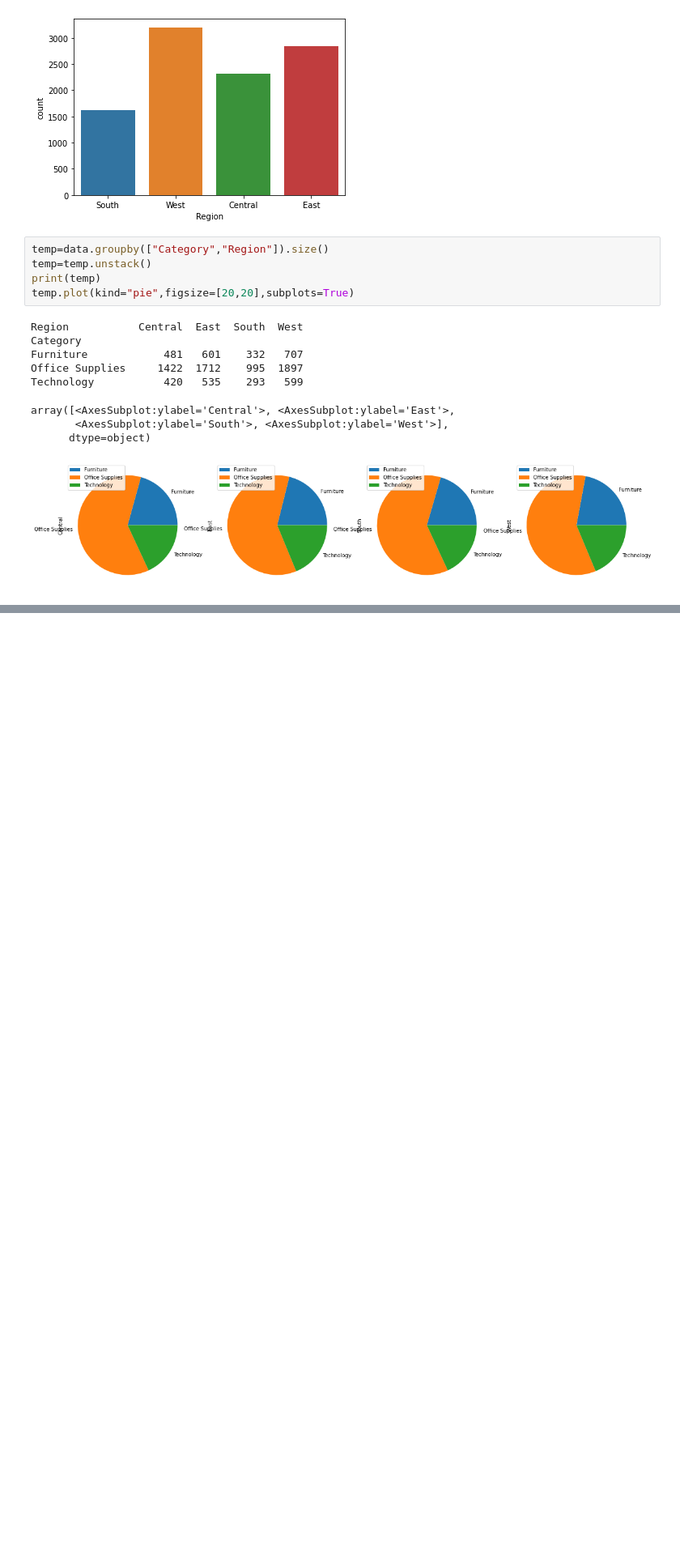
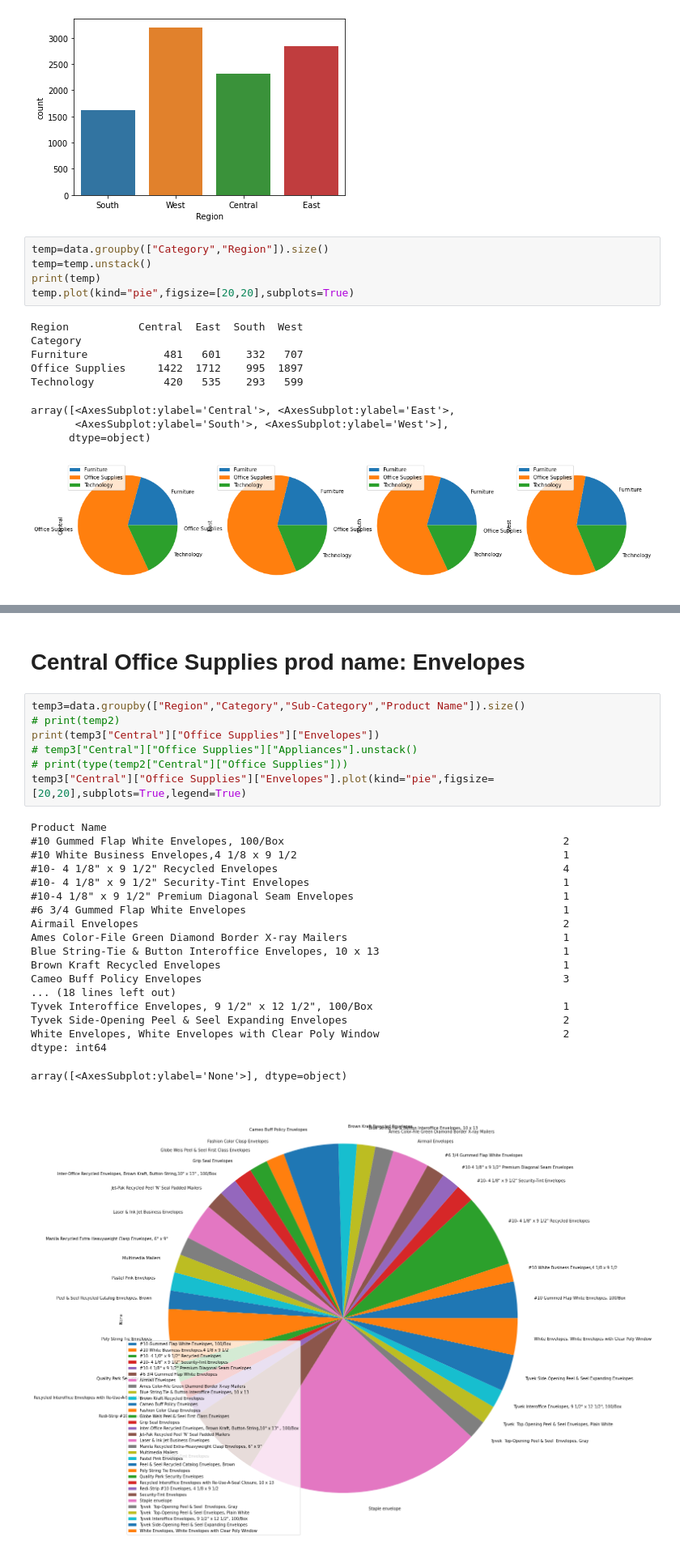
Before and after one commit to Debuggers404/E-commerce-IBM-HACK-CHALLENGE, a Jupyter notebook: Untitled.ipynb, the cells around one changed output, grey strips where cells are left out. Shown at 81% size. Drawn from its saved outputs; the diff is of its cells as text; blank space fills up the shorter version.

```diff
--- a/Untitled.ipynb
+++ b/Untitled.ipynb
@@ -190,0 +260,29 @@ array([<AxesSubplot:ylabel='None'>], dtype=object)
+# %% [markdown]
+# Central Office Supplies prod name: Envelopes
+# %%
+temp3=data.groupby(["Region","Category","Sub-Category","Product Name"]).size()
+# print(temp2)
+print(temp3["Central"]["Office Supplies"]["Envelopes"])
+# temp3["Central"]["Office Supplies"]["Appliances"].unstack()
+# print(type(temp2["Central"]["Office Supplies"]))
+temp3["Central"]["Office Supplies"]["Envelopes"].plot(kind="pie",figsize=[20,20],subplots=True,legend=True)
+# %% [output]
+Product Name
+#10 Gummed Flap White Envelopes, 100/Box                                            2
+#10 White Business Envelopes,4 1/8 x 9 1/2                                          1
+#10- 4 1/8" x 9 1/2" Recycled Envelopes                                             4
+#10- 4 1/8" x 9 1/2" Security-Tint Envelopes                                        1
+#10-4 1/8" x 9 1/2" Premium Diagonal Seam Envelopes                                 1
+#6 3/4 Gummed Flap White Envelopes                                                  1
+Airmail Envelopes                                                                   2
+Ames Color-File Green Diamond Border X-ray Mailers                                  1
+Blue String-Tie & Button Interoffice Envelopes, 10 x 13                             1
+Brown Kraft Recycled Envelopes                                                      1
+Cameo Buff Policy Envelopes                                                         3
+... (18 lines left out)
+Tyvek Interoffice Envelopes, 9 1/2" x 12 1/2", 100/Box                              1
+Tyvek Side-Opening Peel & Seel Expanding Envelopes                                  2
+White Envelopes, White Envelopes with Clear Poly Window                             2
+dtype: int64
+array([<AxesSubplot:ylabel='None'>], dtype=object)
+[figure, added]
```
Also changed, not shown: parts of 20 cells of this notebook.
